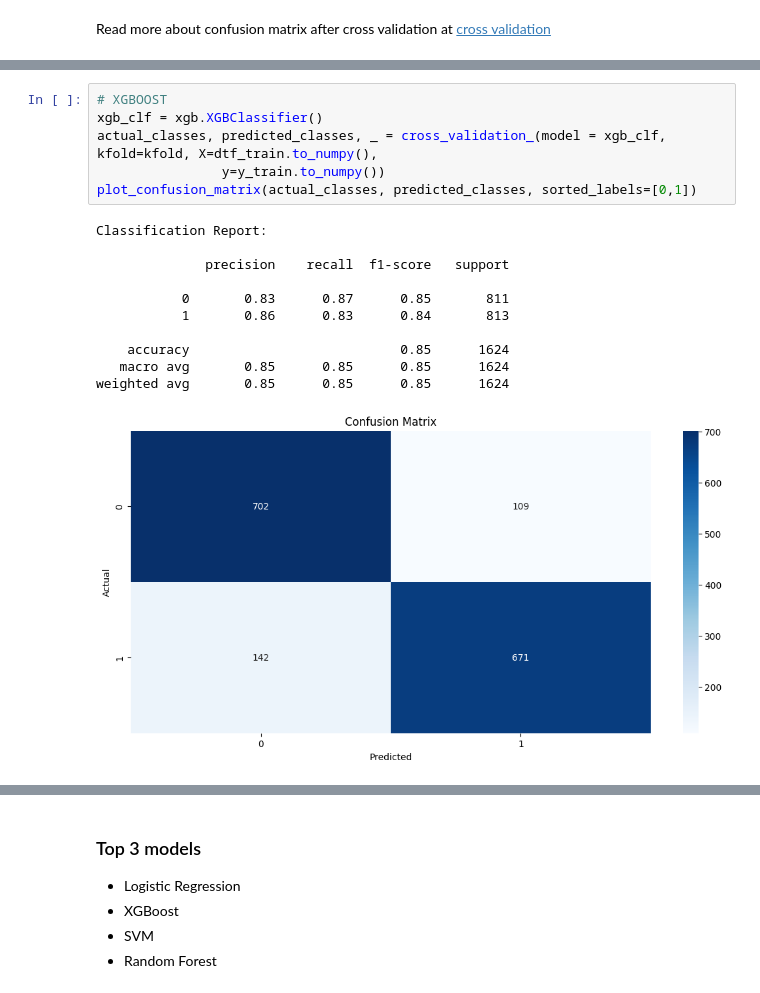
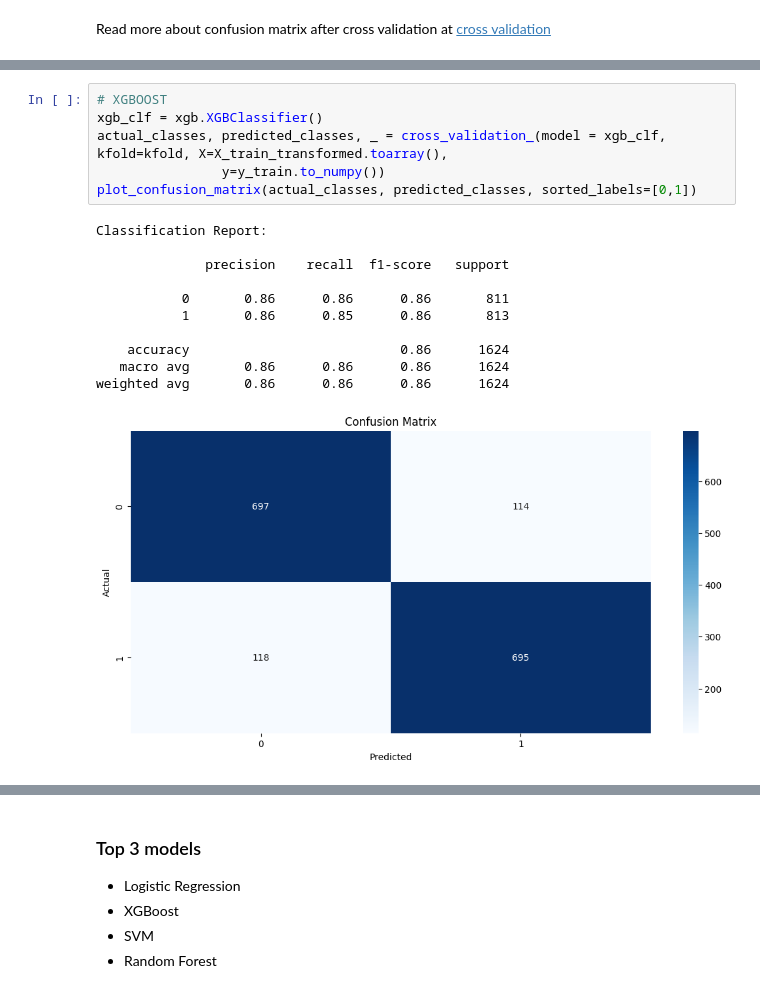
Before and after one commit to eugenebaraka/Predict-Suicidal-Ideation-on-Reddit, a Jupyter notebook: predict suicidal ideation/suicide-classification.ipynb, the cells around one changed output, grey strips where cells are left out. Saved outputs shown, nothing was run; the diff lists cells and outputs as text.

```diff
--- a/predict suicidal ideation/suicide-classification.ipynb
+++ b/predict suicidal ideation/suicide-classification.ipynb
@@ -370,21 +370,21 @@ weighted avg       0.79      0.79      0.79      1624
 # %%
 # XGBOOST
 xgb_clf = xgb.XGBClassifier()
-actual_classes, predicted_classes, _ = cross_validation_(model = xgb_clf, kfold=kfold, X=dtf_train.to_numpy(),
+actual_classes, predicted_classes, _ = cross_validation_(model = xgb_clf, kfold=kfold, X=X_train_transformed.toarray(),
                 y=y_train.to_numpy())
 plot_confusion_matrix(actual_classes, predicted_classes, sorted_labels=[0,1])
 # %% [output]
 Classification Report:
 
               precision    recall  f1-score   support
 
-           0       0.83      0.87      0.85       811
-           1       0.86      0.83      0.84       813
+           0       0.86      0.86      0.86       811
+           1       0.86      0.85      0.86       813
 
-    accuracy                           0.85      1624
-   macro avg       0.85      0.85      0.85      1624
-weighted avg       0.85      0.85      0.85      1624
+    accuracy                           0.86      1624
+   macro avg       0.86      0.86      0.86      1624
+weighted avg       0.86      0.86      0.86      1624
-[figure, old version]
+[figure, new version]
 # %%
 # Random Forest
 rf_clf = ensemble.RandomForestClassifier()
```
Also changed, not shown: parts of 23 cells of this notebook, 1 other file.
